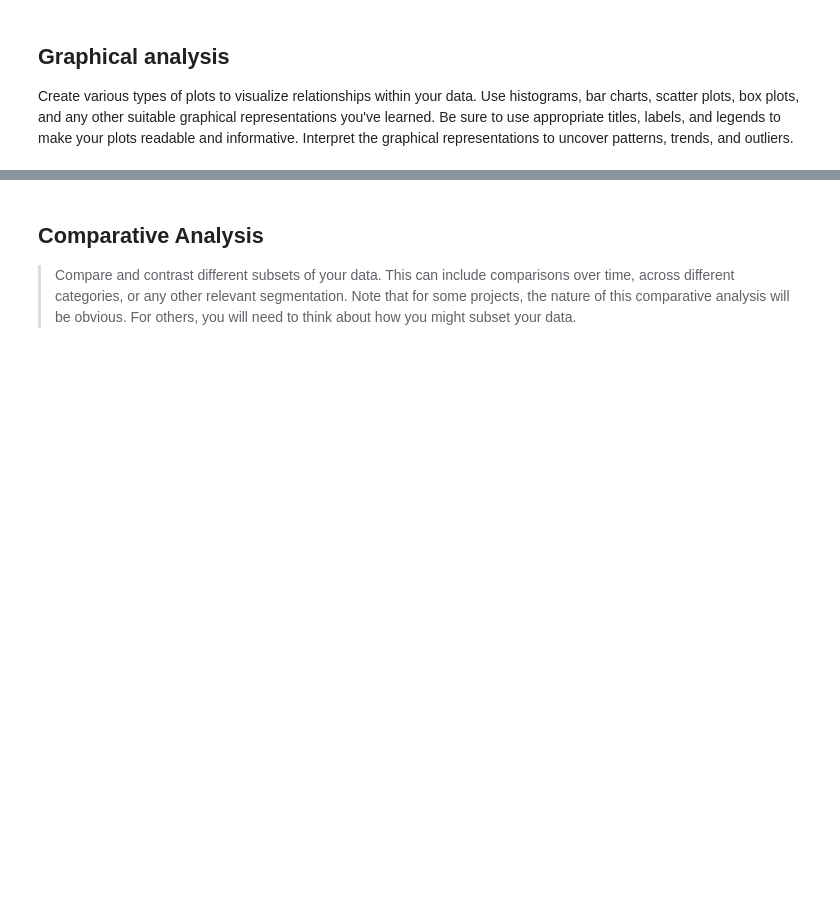
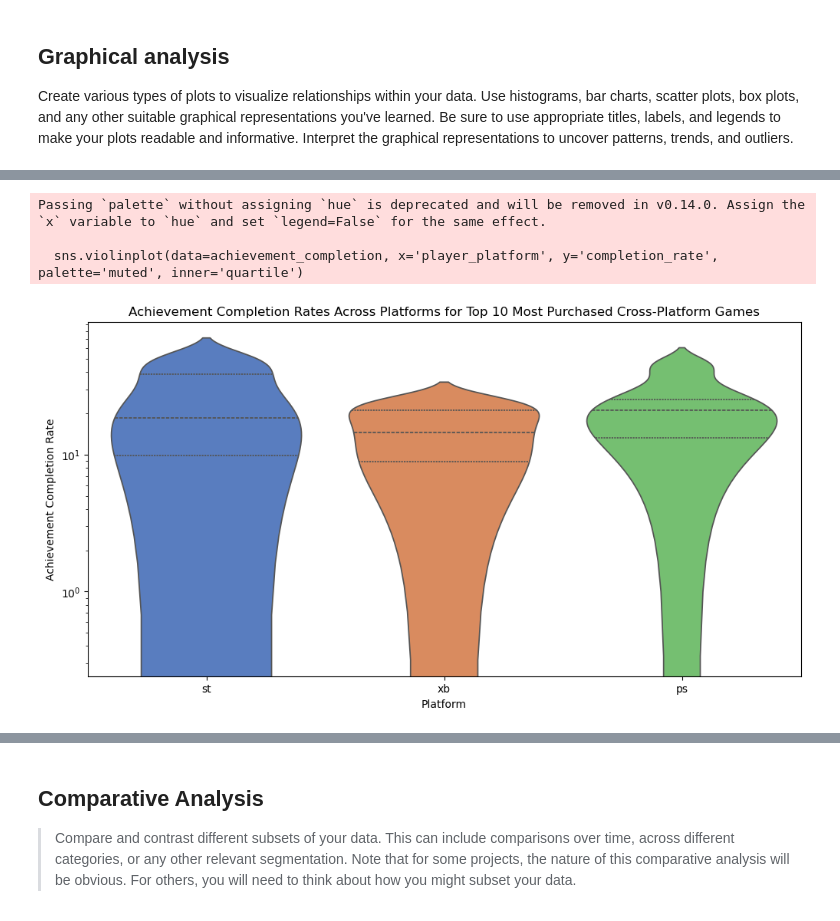
Before and after one commit to yfsongum/video_games_analysis_2025, a Jupyter notebook: SI_618_Project.ipynb, the cells around one changed output, grey strips where cells are left out. Cells and saved outputs as stored; diff of their text form; code cells hidden in the pictures; blank space fills up the shorter version.

```diff
--- a/SI_618_Project.ipynb
+++ b/SI_618_Project.ipynb
@@ -1553 +1809,15 @@ Interpret the graphical representations to uncover patterns, trends, and outlier
 - visualization type: stacked bar chart for the distribution of achievement completion rates per game, grouped by platform.
+# %%
+# top 10 most purchased cross-platform games
+top_purchased_games = merged_player_info.groupby(['gameid', 'player_platform']).agg(
+    num_players=('playerid', 'nunique')  # unique players who own the game
+).reset_index()
+
+# cross-platform games
+cross_platform_games = top_purchased_games.groupby('gameid').filter(lambda x: x['player_platform'].nunique() > 1)
+
+top_10_purchased_games = cross_platform_games.sort_values(
+    by=['player_platform', 'num_players'], ascending=[True, False]
+).groupby('player_platform').head(10)  # Top 10 for each platform
+
+top_10_purchased_games
@@ -1553,0 +1842,11 @@ Interpret the graphical representations to uncover patterns, trends, and outlier
+# %%
+# achievement completion rates for these games
+achievement_completion = merged_player_info.groupby(['gameid', 'player_platform']).agg(
+    total_achievements=('achievementid', 'count'),
+    num_players=('playerid', 'nunique')
+).reset_index()
+# %%
+achievement_completion = achievement_completion.merge(top_10_purchased_games, on=['gameid', 'player_platform', 'num_players'], how='inner')
+
+# achievement completion rate per player
+achievement_completion['completion_rate'] = achievement_completion['total_achievements'] / achievement_completion['num_players']
@@ -1553,0 +1873,14 @@ Interpret the graphical representations to uncover patterns, trends, and outlier
+# %%
+plt.figure(figsize=(12, 6))
+sns.violinplot(data=achievement_completion, x='player_platform', y='completion_rate', palette='muted', inner='quartile')
+
+plt.xlabel('Platform')
+plt.ylabel('Achievement Completion Rate')
+plt.title('Achievement Completion Rates Across Platforms for Top 10 Most Purchased Cross-Platform Games')
+plt.yscale('log')  # log scale to handle skewed distributions
+plt.show()
+# %% [output]
+Passing `palette` without assigning `hue` is deprecated and will be removed in v0.14.0. Assign the `x` variable to `hue` and set `legend=False` for the same effect.
+
+  sns.violinplot(data=achievement_completion, x='player_platform', y='completion_rate', palette='muted', inner='quartile')
+[figure, added]
```
Also changed, not shown: parts of 85 cells of this notebook.
